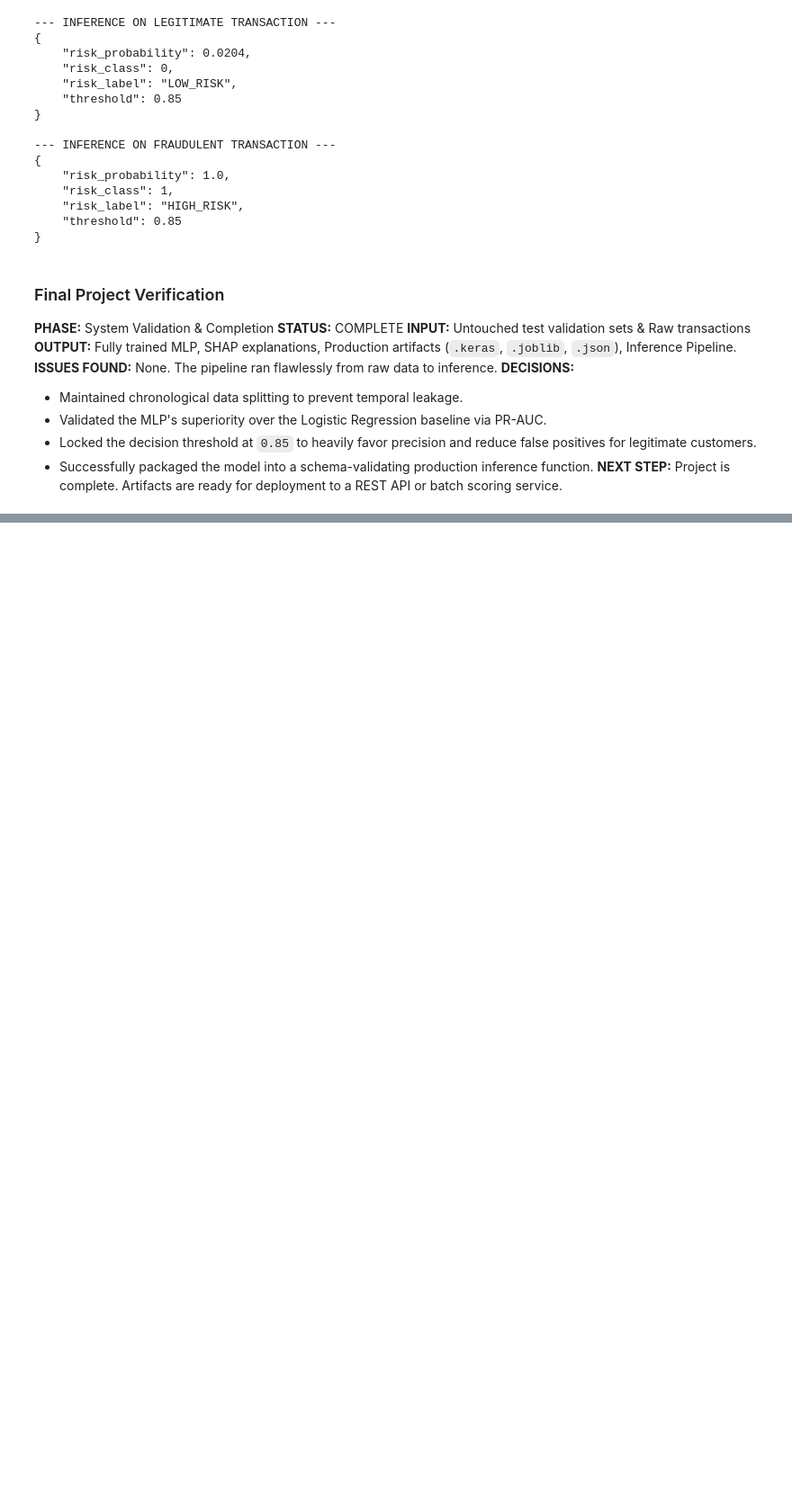
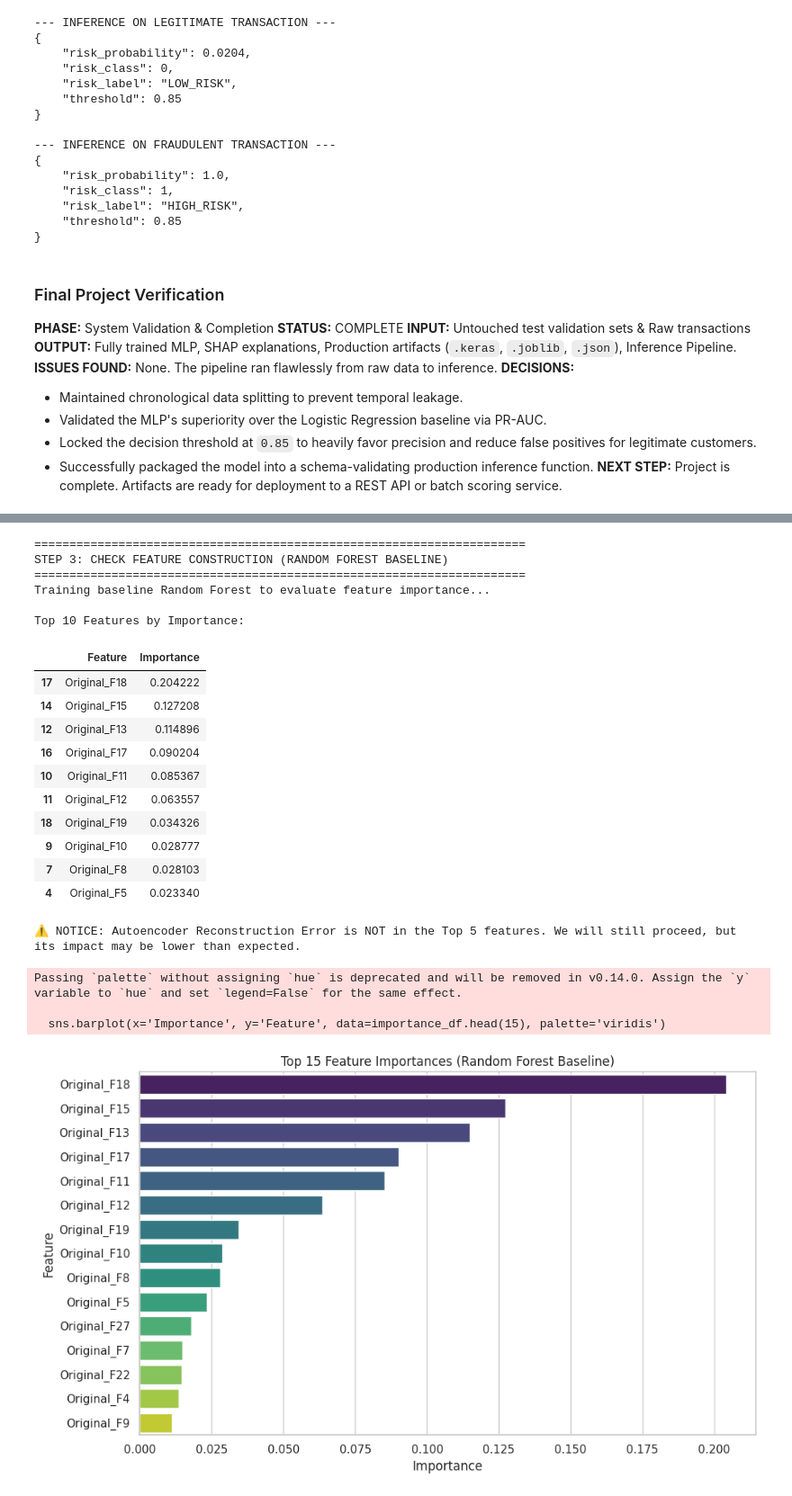
Before and after one commit to waqas-cpu/financial-transaction-risk-mlp, a Jupyter notebook: Untitled17.ipynb, the cells around one changed output, grey strips where cells are left out. Shown at 90% size. Drawn from its saved outputs; the diff is of its cells as text; code cells hidden in the pictures; blank space fills up the shorter version.

```diff
--- a/Untitled17.ipynb
+++ b/Untitled17.ipynb
@@ -1818,0 +2501,14 @@ print("\nSuccess! Check your GitHub repo. The src/ folder now contains the real
+# %%
+X_train_hybrid = np.hstack([
+    X_train_scaled,
+    train_latent,
+    train_ae_error
+])
+
+X_val_hybrid = np.hstack([
+    X_val_scaled,
+    val_latent,
+    val_ae_error
+])
+
+print(X_train_hybrid.shape)
@@ -1818,0 +2694,66 @@ print("\nSuccess! Check your GitHub repo. The src/ folder now contains the real
+# %%
+from sklearn.ensemble import RandomForestClassifier
+import pandas as pd
+import matplotlib.pyplot as plt
+import seaborn as sns
+
+print("=" * 70)
+print("STEP 3: CHECK FEATURE CONSTRUCTION (RANDOM FOREST BASELINE)")
+print("=" * 70)
+
+# Create a list of feature names for our 39-dimension hybrid dataset
+# 30 original scaled features (including Log_Amount), 8 latent features, 1 reconstruction error
+original_feats = [f'Original_F{i}' for i in range(1, X_train_scaled.shape[1] + 1)]
+latent_feats = [f'Latent_F{i}' for i in range(1, 9)]
+error_feat = ['AE_Reconstruction_Error']
+hybrid_feature_names = original_feats + latent_feats + error_feat
+
+# Train a lightweight Random Forest for feature importance
+print("Training baseline Random Forest to evaluate feature importance...")
+rf_baseline = RandomForestClassifier(n_estimators=50, max_depth=10, random_state=42, n_jobs=-1)
+rf_baseline.fit(X_train_hybrid, y_train)
+
+# Extract and plot feature importances
+importances = rf_baseline.feature_importances_
+importance_df = pd.DataFrame({'Feature': hybrid_feature_names, 'Importance': importances})
+importance_df = importance_df.sort_values(by='Importance', ascending=False)
+
+print("\nTop 10 Features by Importance:")
+display(importance_df.head(10))
+
+# Check if AE error is in the top 5
+top_5_features = importance_df.head(5)['Feature'].tolist()
+if 'AE_Reconstruction_Error' in top_5_features:
+    print("\n\u2705 SUCCESS: Autoencoder Reconstruction Error is among the Top 5 features!")
+else:
+    print("\n\u26a0\ufe0f NOTICE: Autoencoder Reconstruction Error is NOT in the Top 5 features. We will still proceed, but its impact may be lower than expected.")
+
+# Plot top 15 features
+plt.figure(figsize=(10, 6))
+sns.barplot(x='Importance', y='Feature', data=importance_df.head(15), palette='viridis')
+plt.title('Top 15 Feature Importances (Random Forest Baseline)')
+plt.tight_layout()
+plt.show()
+# %% [output]
+======================================================================
+STEP 3: CHECK FEATURE CONSTRUCTION (RANDOM FOREST BASELINE)
+======================================================================
+Training baseline Random Forest to evaluate feature importance...
+
+Top 10 Features by Importance:
+|  | Feature | Importance |
+| 17 | Original_F18 | 0.204222 |
+| 14 | Original_F15 | 0.127208 |
+| 12 | Original_F13 | 0.114896 |
+| 16 | Original_F17 | 0.090204 |
+| 10 | Original_F11 | 0.085367 |
+| 11 | Original_F12 | 0.063557 |
+| 18 | Original_F19 | 0.034326 |
+| 9 | Original_F10 | 0.028777 |
+| 7 | Original_F8 | 0.028103 |
+| 4 | Original_F5 | 0.023340 |
+⚠️ NOTICE: Autoencoder Reconstruction Error is NOT in the Top 5 features. We will still proceed, but its impact may be lower than expected.
+Passing `palette` without assigning `hue` is deprecated and will be removed in v0.14.0. Assign the `y` variable to `hue` and set `legend=False` for the same effect.
+
+  sns.barplot(x='Importance', y='Feature', data=importance_df.head(15), palette='viridis')
+[figure, added]
```
Also changed, not shown: parts of 76 cells of this notebook.
